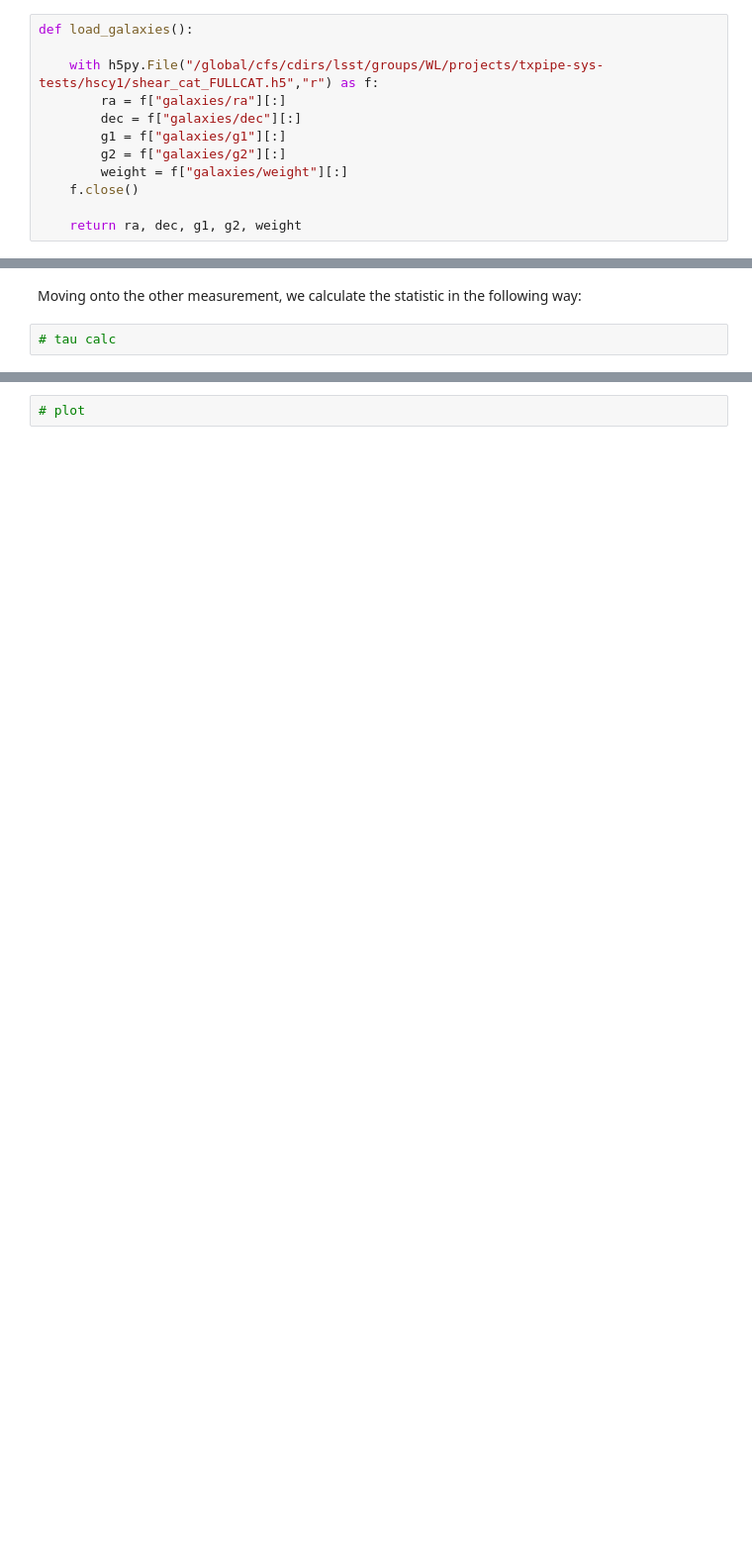
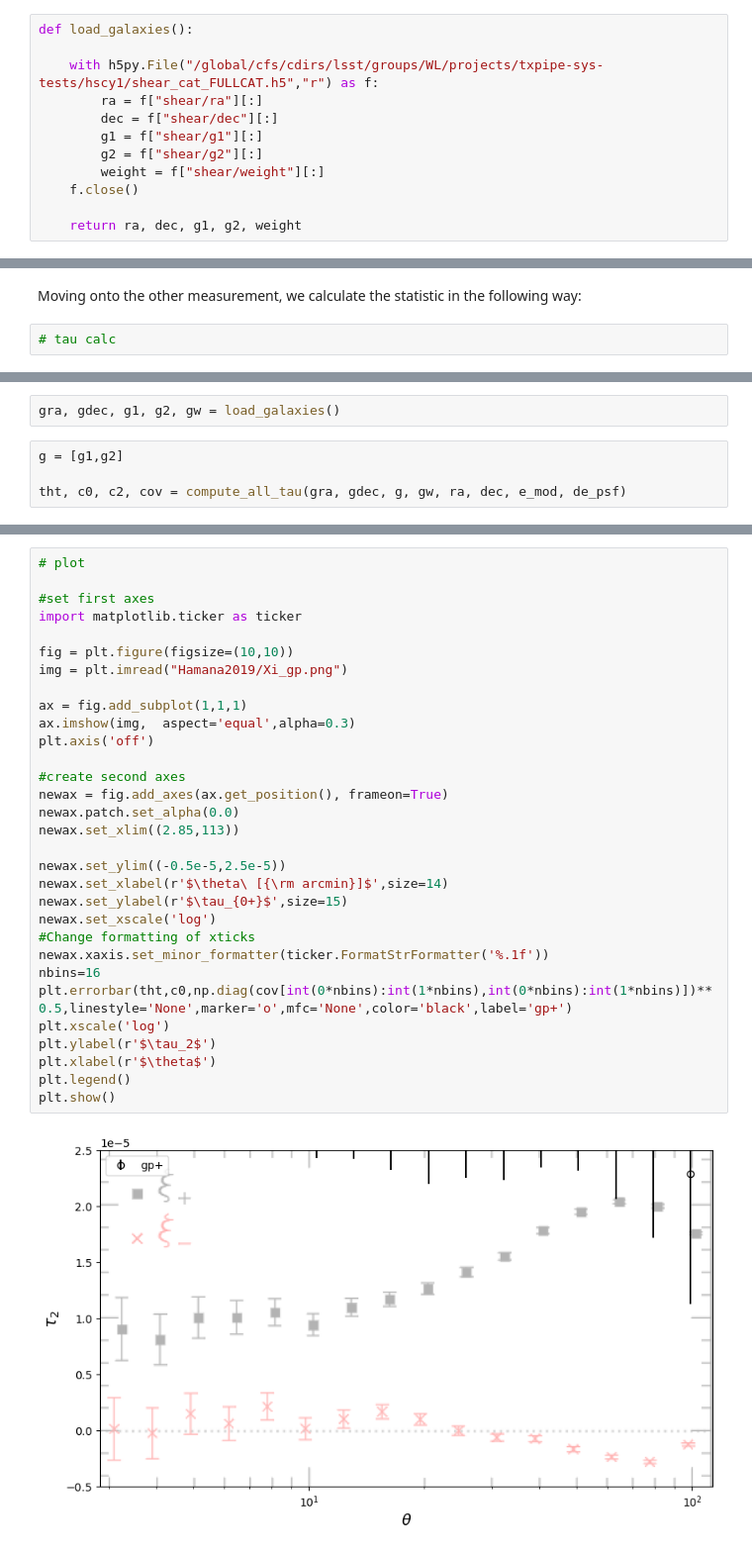
Before and after one commit to LSSTDESC/nulltests_txpipe, a Jupyter notebook: hscy1/TauStatsPaperComparison.ipynb, the cells around one changed output, grey strips where cells are left out. Shown at 99% size. Saved outputs shown, nothing was run; the diff lists cells and outputs as text; blank space fills up the shorter version.

```diff
--- a/hscy1/TauStatsPaperComparison.ipynb
+++ b/hscy1/TauStatsPaperComparison.ipynb
@@ -38,11 +38,11 @@ def load_stars():
 def load_galaxies():
 
     with h5py.File("/global/cfs/cdirs/lsst/groups/WL/projects/txpipe-sys-tests/hscy1/shear_cat_FULLCAT.h5","r") as f:
-        ra = f["galaxies/ra"][:]
-        dec = f["galaxies/dec"][:]
-        g1 = f["galaxies/g1"][:]
-        g2 = f["galaxies/g2"][:]
-        weight = f["galaxies/weight"][:]
+        ra = f["shear/ra"][:]
+        dec = f["shear/dec"][:]
+        g1 = f["shear/g1"][:]
+        g2 = f["shear/g2"][:]
+        weight = f["shear/weight"][:]
     f.close()
 
     return ra, dec, g1, g2, weight
@@ -206,0 +201,6 @@ Plotted in comparison to Hamana et. al 2019 figure (). Using the same method as
+# %%
+gra, gdec, g1, g2, gw = load_galaxies()
+# %%
+g = [g1,g2]
+
+tht, c0, c2, cov = compute_all_tau(gra, gdec, g, gw, ra, dec, e_mod, de_psf)
@@ -207,2 +209,33 @@ Plotted in comparison to Hamana et. al 2019 figure (). Using the same method as
 # %%
 # plot
+
+#set first axes
+import matplotlib.ticker as ticker
+
+fig = plt.figure(figsize=(10,10))
+img = plt.imread("Hamana2019/Xi_gp.png")
+
+ax = fig.add_subplot(1,1,1)
+ax.imshow(img,  aspect='equal',alpha=0.3)
+plt.axis('off')
+
+#create second axes
+newax = fig.add_axes(ax.get_position(), frameon=True)
+newax.patch.set_alpha(0.0)
+newax.set_xlim((2.85,113))
+
+newax.set_ylim((-0.5e-5,2.5e-5))
+newax.set_xlabel(r'$\theta\ [{\rm arcmin}]$',size=14)
+newax.set_ylabel(r'$\tau_{0+}$',size=15)
+newax.set_xscale('log')
+#Change formatting of xticks
+newax.xaxis.set_minor_formatter(ticker.FormatStrFormatter('%.1f'))
+nbins=16
+plt.errorbar(tht,c0,np.diag(cov[int(0*nbins):int(1*nbins),int(0*nbins):int(1*nbins)])**0.5,linestyle='None',marker='o',mfc='None',color='black',label='gp+')
+plt.xscale('log')
+plt.ylabel(r'$\tau_2$')
+plt.xlabel(r'$\theta$')
+plt.legend()
+plt.show()
+# %% [output]
+[figure, added]
```
Also changed, not shown: parts of 7 cells of this notebook.
